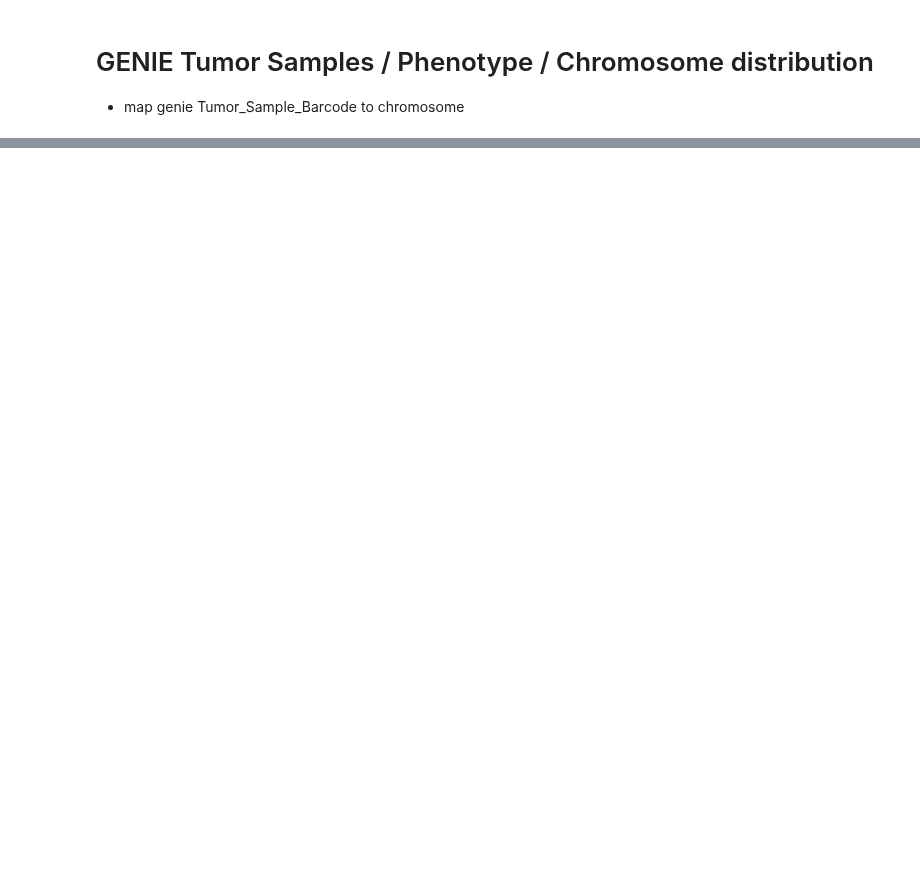
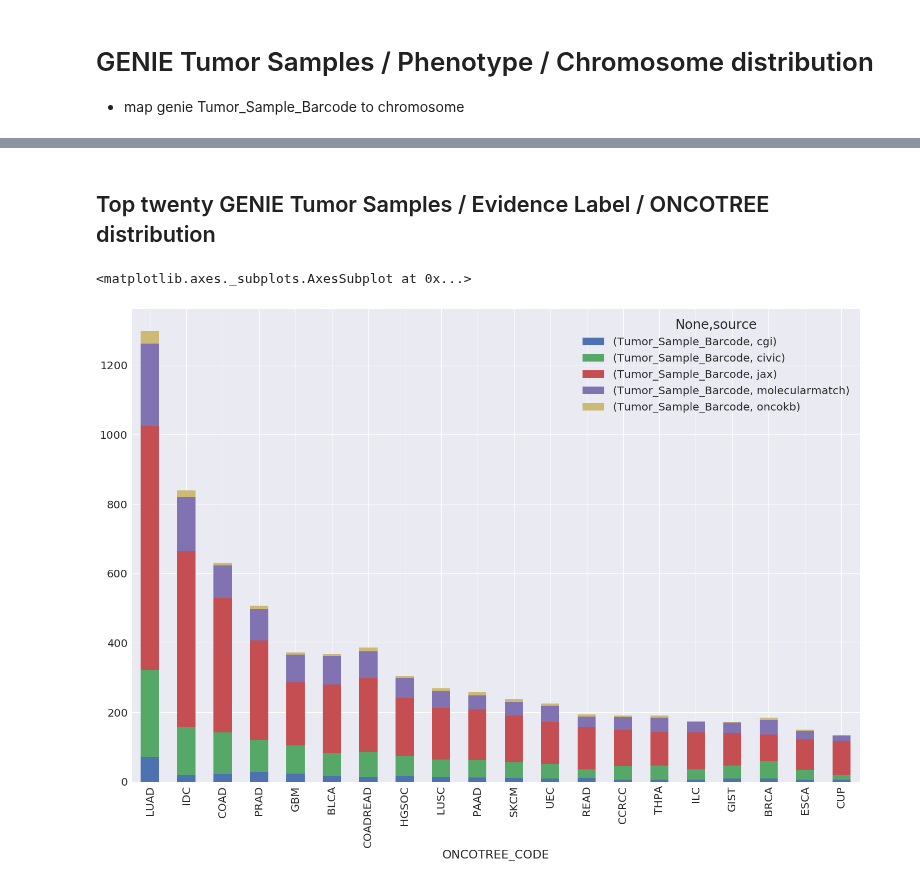
Before and after one commit to ohsu-comp-bio/g2p-aggregator, a Jupyter notebook: notebooks/associations_dataframe.ipynb, the cells around one changed output, grey strips where cells are left out. Drawn from its saved outputs; the diff is of its cells as text; code cells hidden in the pictures; blank space fills up the shorter version.

```diff
--- a/notebooks/associations_dataframe.ipynb
+++ b/notebooks/associations_dataframe.ipynb
@@ -245,0 +309,24 @@ table.plot(kind='bar',  stacked=True,  figsize=(24, 16) )
+# %% [markdown]
+## Top twenty GENIE Tumor Samples / Evidence Label / ONCOTREE  distribution
+# %%
+
+# create a pivot table to sum publication count by phenotype and ONCOTREE_CODE
+table = pd.pivot_table(genie_associations_df,
+                       index=['ONCOTREE_CODE'],
+                       columns=['source'],
+                       values=['Tumor_Sample_Barcode'],
+                       aggfunc=lambda _id: len(_id.unique()),
+                       fill_value=0,
+                       margins=True
+                      )
+
+# sort by the All column total
+table.sort_values(by=('Tumor_Sample_Barcode', 'All'), ascending=False,inplace=True)
+# now that we are sorted drop the All row and column
+table.drop('All',inplace=True)
+table.drop('All', axis=1, level=1,inplace=True)
+# plot the top 20
+table.head(20).plot(kind='bar',  stacked=True,  figsize=(24, 16) )
+# %% [output]
+<matplotlib.axes._subplots.AxesSubplot at 0x...>
+[figure, added]
```
Also changed, not shown: parts of 20 cells of this notebook.
